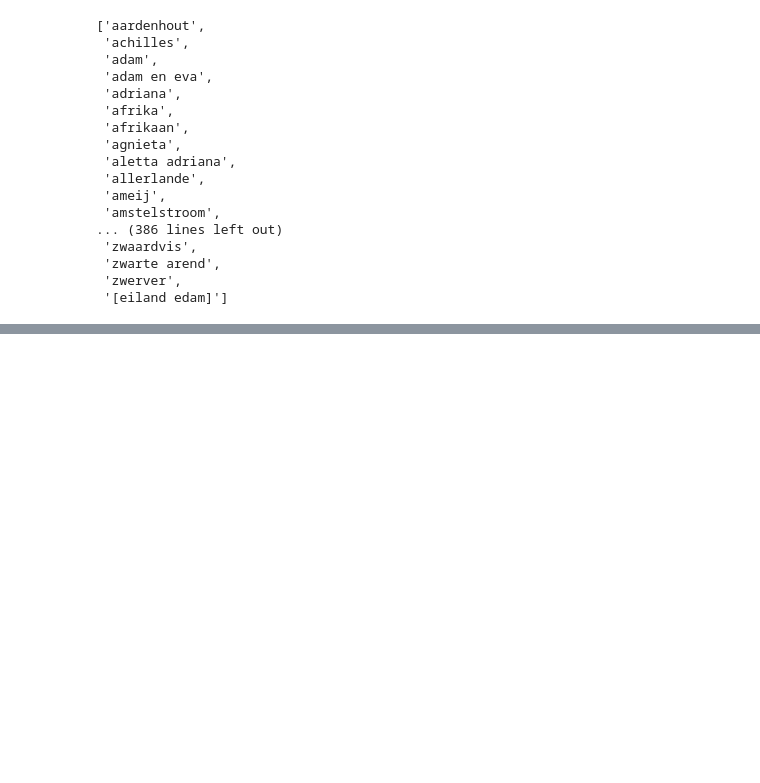
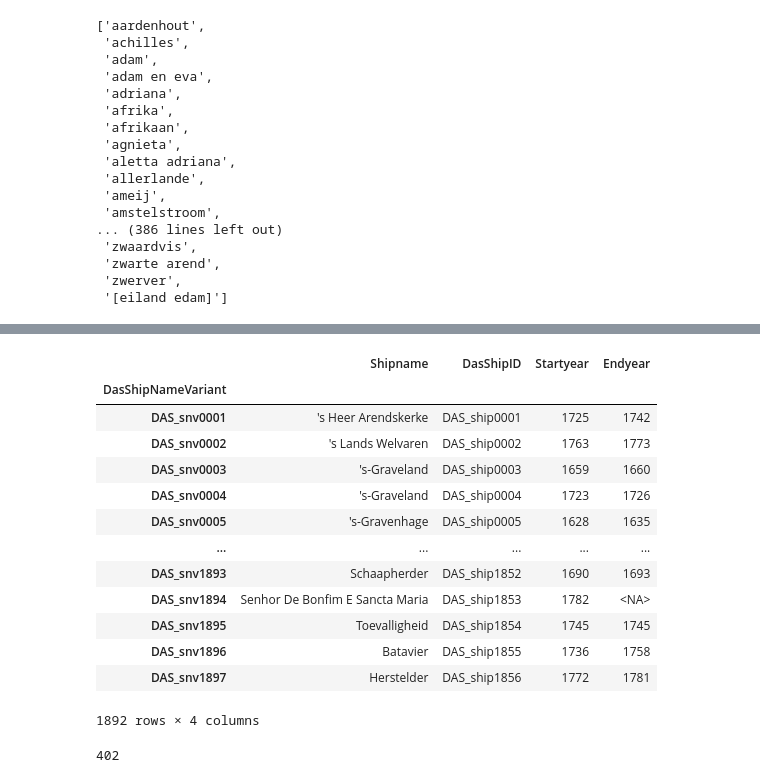
Before and after one commit to gjdekok/enrich_from_das, a Jupyter notebook: first/GZM-BGB links.ipynb, the cells around one changed output, grey strips where cells are left out. Cells and saved outputs as stored; diff of their text form; code cells hidden in the pictures; blank space fills up the shorter version.

```diff
--- a/GZM-BGB links.ipynb
+++ b/first/GZM-BGB links.ipynb
@@ -160,0 +358,21 @@ gzm_shiplist
+# %%
+# We now have all the data to make a dataframe with: DAS IDs, shipnames, first year the ship was active,
+# and last year the ship was active (on intercontinental voyages)
+# Caveat: NaN-values are excluded
+summarydas = fulldata.groupby(['DasShipNameVariant']).agg({'Shipname':'last', 'DasShipID':'last', 'Startyear':'min', 'Endyear':'max'})
+summarydas
+# %% [output]
+|  | Shipname | DasShipID | Startyear | Endyear |
+| DasShipNameVariant |  |  |  |  |
+| DAS_snv0001 | 's Heer Arendskerke | DAS_ship0001 | 1725 | 1742 |
+| DAS_snv0002 | 's Lands Welvaren | DAS_ship0002 | 1763 | 1773 |
+| DAS_snv0003 | 's-Graveland | DAS_ship0003 | 1659 | 1660 |
+| DAS_snv0004 | 's-Graveland | DAS_ship0004 | 1723 | 1726 |
+| DAS_snv0005 | 's-Gravenhage | DAS_ship0005 | 1628 | 1635 |
+| ... | ... | ... | ... | ... |
+| DAS_snv1893 | Schaapherder | DAS_ship1852 | 1690 | 1693 |
+| DAS_snv1894 | Senhor De Bonfim E Sancta Maria | DAS_ship1853 | 1782 | <NA> |
+| DAS_snv1895 | Toevalligheid | DAS_ship1854 | 1745 | 1745 |
+| DAS_snv1896 | Batavier | DAS_ship1855 | 1736 | 1758 |
+| DAS_snv1897 | Herstelder | DAS_ship1856 | 1772 | 1781 |
+1892 rows × 4 columns
@@ -160,0 +381,4 @@ gzm_shiplist
+# %%
+len(gzm_shiplist)
+# %% [output]
+402
```
Also changed, not shown: parts of 16 cells of this notebook, 6 other files.
